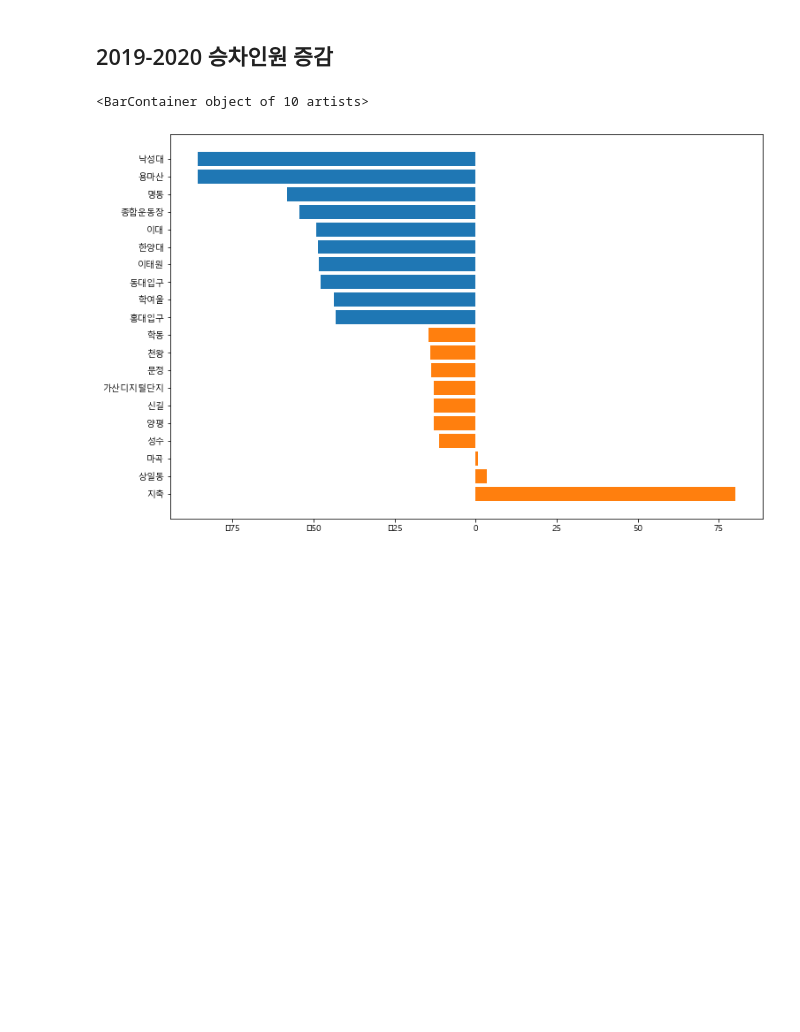
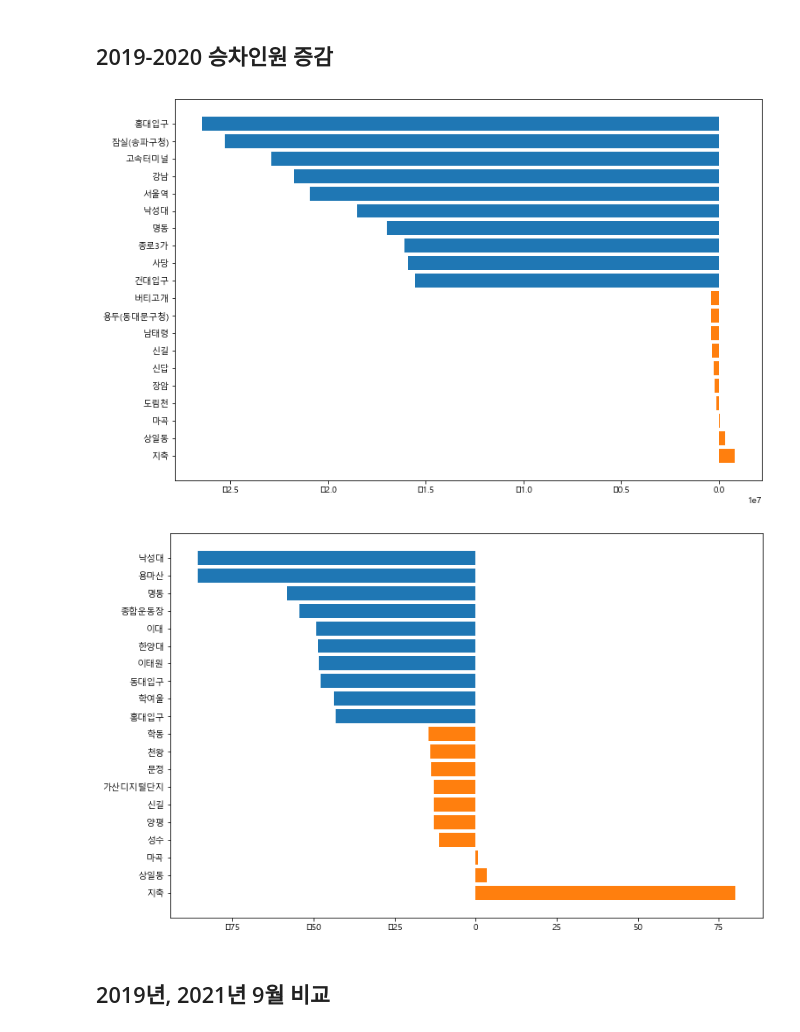
Before and after one commit to SeungyounShin/DGU-DataAnalysis, a Jupyter notebook: taewon_station.ipynb, the cells around one changed output. Drawn from its saved outputs; the diff is of its cells as text; code cells hidden in the pictures; blank space fills up the shorter version.

```diff
--- a/taewon_station.ipynb
+++ b/taewon_station.ipynb
@@ -45,20 +46,41 @@ plt.barh(sum2020.tail(5).index, sum2020.tail(5)['합 계'])
 [figure]
 # %% [markdown]
 ## 2019-2020 승차인원 증감
+# %%
+def plotDifference(df1, df2):
+    temp1 = df1.iloc[:, [3, -1]].copy()
+    temp1 = temp1.groupby('역명', as_index=False).sum()
+    temp2 = df2.iloc[:, [3, -1]].copy()
+    temp2 = temp2.groupby('역명', as_index=True).sum()
+    sumDiff = pd.merge(temp1, temp2, on='역명', how = 'inner')
+    sumDiff['증감'] = sumDiff.iloc[:, 2] - sumDiff.iloc[:, 1]
+    sumDiff = sumDiff.set_index('역명')
+    sumDiff = sumDiff.sort_values(by='증감')
+    plt.figure(figsize=(12, 8))
+    plt.gca().invert_yaxis()
+    plt.barh(sumDiff.head(10).index, sumDiff.head(10)['증감'])
+    plt.barh(sumDiff.tail(10).index, sumDiff.tail(10)['증감'])
+
+plotDifference(subway2019, subway2020)
+# %% [output]
+[figure, added]
 # %%
-temp1 = subway2019.iloc[:, [3, -1]].copy()
-temp1 = temp1.groupby('역명', as_index=False).sum()
-temp2 = subway2020.iloc[:, [3, -1]].copy()
-temp2 = temp2.groupby('역명', as_index=True).sum()
-sumDiff = pd.merge(temp1, temp2, on='역명', how = 'inner')
-sumDiff['증감'] = sumDiff.iloc[:, 2] - sumDiff.iloc[:, 1]
-sumDiff['증감%'] = sumDiff['증감'] / sumDiff.iloc[:, 1] * 100
-sumDiff = sumDiff.set_index('역명')
-sumDiff = sumDiff.sort_values(by='증감%')
-plt.figure(figsize=(12, 8))
-plt.gca().invert_yaxis()
-plt.barh(sumDiff.head(10).index, sumDiff.head(10)['증감%'])
-plt.barh(sumDiff.tail(10).index, sumDiff.tail(10)['증감%'])
+def plotDifferencePercent(df1, df2):
+    temp1 = df1.iloc[:, [3, -1]].copy()
+    temp1 = temp1.groupby('역명', as_index=False).sum()
+    temp2 = df2.iloc[:, [3, -1]].copy()
+    temp2 = temp2.groupby('역명', as_index=True).sum()
+    sumDiff = pd.merge(temp1, temp2, on='역명', how='inner')
+    sumDiff['증감%'] = (sumDiff.iloc[:, 2] - sumDiff.iloc[:, 1]) / sumDiff.iloc[:, 1] * 100
+    sumDiff = sumDiff.set_index('역명')
+    sumDiff = sumDiff.sort_values(by='증감%')
+    plt.figure(figsize=(12, 8))
+    plt.gca().invert_yaxis()
+    plt.barh(sumDiff.head(10).index, sumDiff.head(10)['증감%'])
+    plt.barh(sumDiff.tail(10).index, sumDiff.tail(10)['증감%'])
+
+plotDifferencePercent(subway2019, subway2020)
 # %% [output]
-<BarContainer object of 10 artists>
 [figure]
+# %% [markdown]
+## 2019년, 2021년 9월 비교
```
Also changed, not shown: parts of 23 cells of this notebook.
